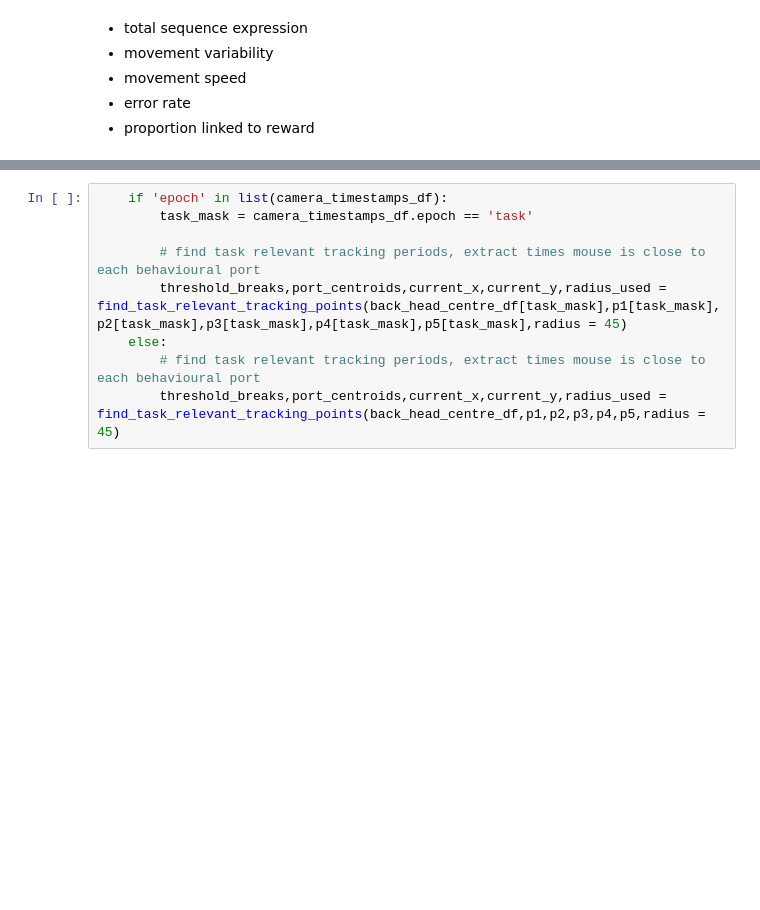
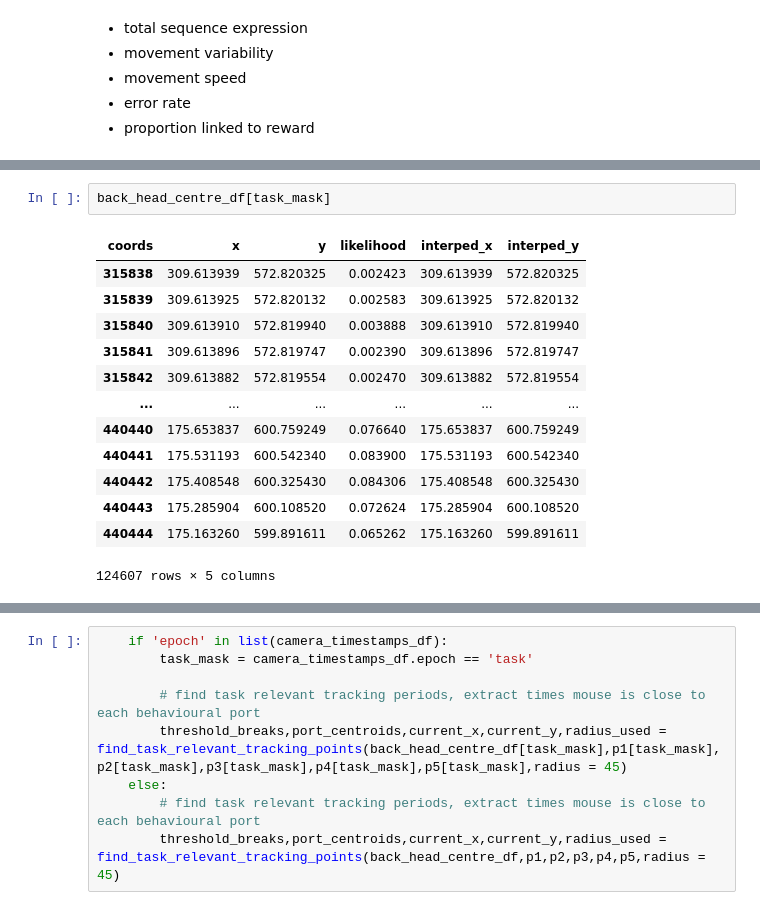
Before and after one commit to EmmettJT/sequences_analyse_PPSeq, a Jupyter notebook: revision_analysis/prioritisation_analysis/behaviour_sleep_link/1_bts_extract_behavioural_features.ipynb, the cells around one changed output, grey strips where cells are left out. Drawn from its saved outputs; the diff is of its cells as text; blank space fills up the shorter version.

```diff
--- a/revision_analysis/prioritisation_analysis/behaviour_sleep_link/1_bts_extract_behavioural_features.ipynb
+++ b/revision_analysis/prioritisation_analysis/behaviour_sleep_link/1_bts_extract_behavioural_features.ipynb
@@ -1041,0 +1044,16 @@ ValueError: max() arg is an empty sequence
+# %%
+back_head_centre_df[task_mask]
+# %% [output]
+| coords | x | y | likelihood | interped_x | interped_y |
+| 315838 | 309.613939 | 572.820325 | 0.002423 | 309.613939 | 572.820325 |
+| 315839 | 309.613925 | 572.820132 | 0.002583 | 309.613925 | 572.820132 |
+| 315840 | 309.613910 | 572.819940 | 0.003888 | 309.613910 | 572.819940 |
+| 315841 | 309.613896 | 572.819747 | 0.002390 | 309.613896 | 572.819747 |
+| 315842 | 309.613882 | 572.819554 | 0.002470 | 309.613882 | 572.819554 |
+| ... | ... | ... | ... | ... | ... |
+| 440440 | 175.653837 | 600.759249 | 0.076640 | 175.653837 | 600.759249 |
+| 440441 | 175.531193 | 600.542340 | 0.083900 | 175.531193 | 600.542340 |
+| 440442 | 175.408548 | 600.325430 | 0.084306 | 175.408548 | 600.325430 |
+| 440443 | 175.285904 | 600.108520 | 0.072624 | 175.285904 | 600.108520 |
+| 440444 | 175.163260 | 599.891611 | 0.065262 | 175.163260 | 599.891611 |
+124607 rows × 5 columns
```
Also changed, not shown: parts of 10 cells of this notebook, 1 other file.
